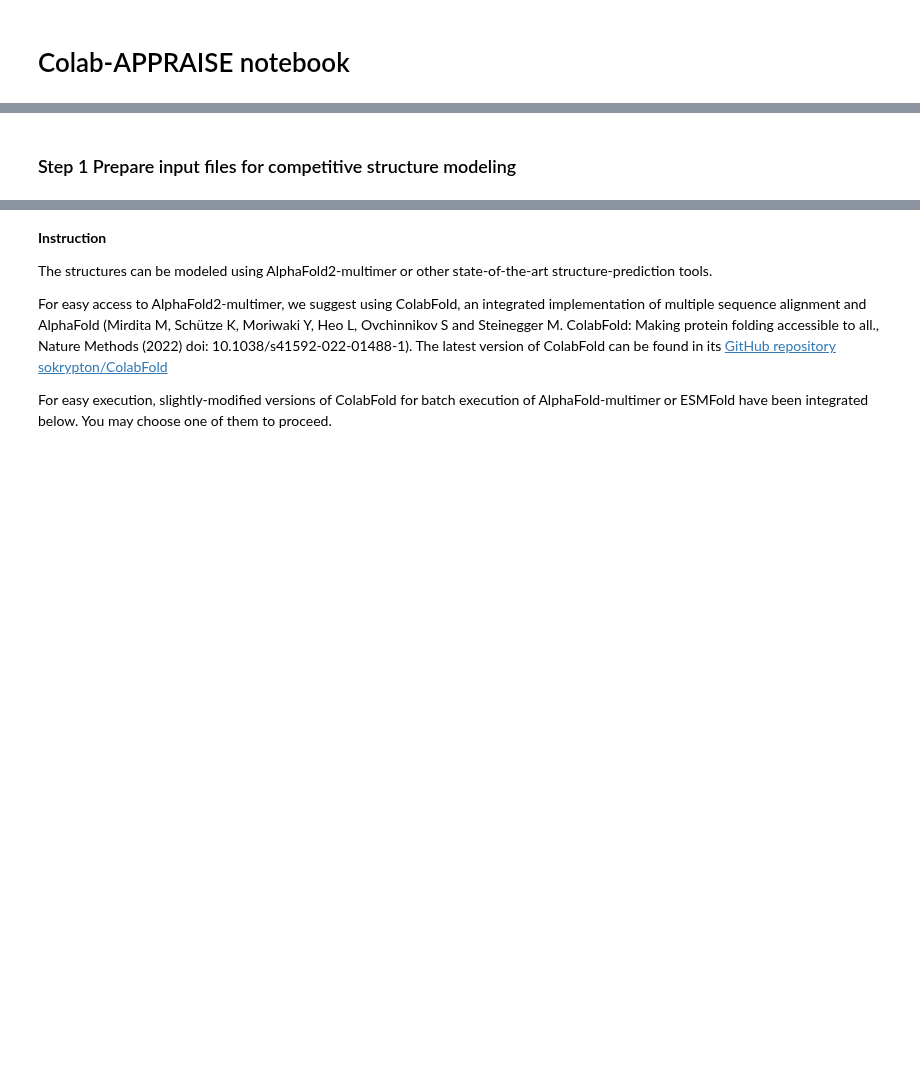
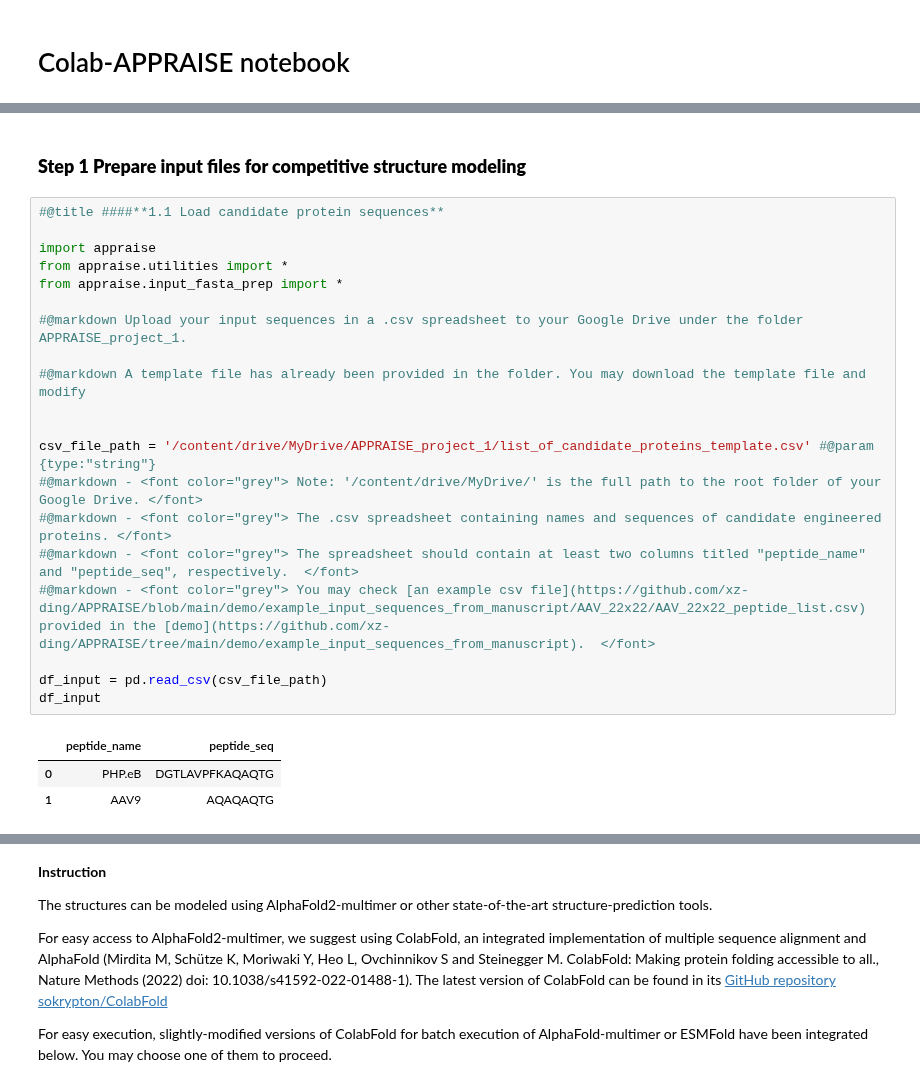
Before and after one commit to xz-ding/APPRAISE, a Jupyter notebook: Colab_APPRAISE.ipynb, the cells around one changed output, grey strips where cells are left out. Saved outputs shown, nothing was run; the diff lists cells and outputs as text; blank space fills up the shorter version.

```diff
--- a/Colab_APPRAISE.ipynb
+++ b/Colab_APPRAISE.ipynb
@@ -31,3 +66,27 @@ drive.mount('/content/drive')
 # %% [markdown]
-### Step 1 Prepare input files for competitive structure modeling
+### **Step 1 Prepare input files for competitive structure modeling**
+# %%
+#@title ####**1.1 Load candidate protein sequences**
+
+import appraise
+from appraise.utilities import *
+from appraise.input_fasta_prep import *
+
+#@markdown Upload your input sequences in a .csv spreadsheet to your Google Drive under the folder APPRAISE_project_1.
+
+#@markdown A template file has already been provided in the folder. You may download the template file and modify
+
+
+csv_file_path = '/content/drive/MyDrive/APPRAISE_project_1/list_of_candidate_proteins_template.csv' #@param {type:"string"}
+#@markdown - <font color="grey"> Note: '/content/drive/MyDrive/' is the full path to the root folder of your Google Drive. </font>
+#@markdown - <font color="grey"> The .csv spreadsheet containing names and sequences of candidate engineered proteins. </font>
+#@markdown - <font color="grey"> The spreadsheet should contain at least two columns titled "peptide_name" and "peptide_seq", respectively.  </font>
+#@markdown - <font color="grey"> You may check [an example csv file](https://github.com/xz-ding/APPRAISE/blob/main/demo/example_input_sequences_from_manuscript/AAV_22x22/AAV_22x22_peptide_list.csv) provided in the [demo](https://github.com/xz-ding/APPRAISE/tree/main/demo/example_input_sequences_from_manuscript).  </font>
+
+df_input = pd.read_csv(csv_file_path)
+df_input
+# %% [output]
+|  | peptide_name | peptide_seq |
+| 0 | PHP.eB | DGTLAVPFKAQAQTG |
+| 1 | AAV9 | AQAQAQTG |
 # %%
```
Also changed, not shown: parts of 68 cells of this notebook.
